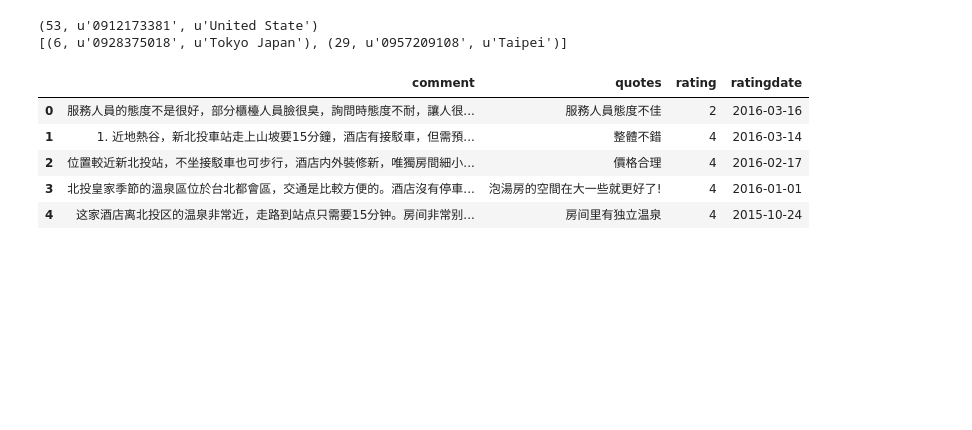
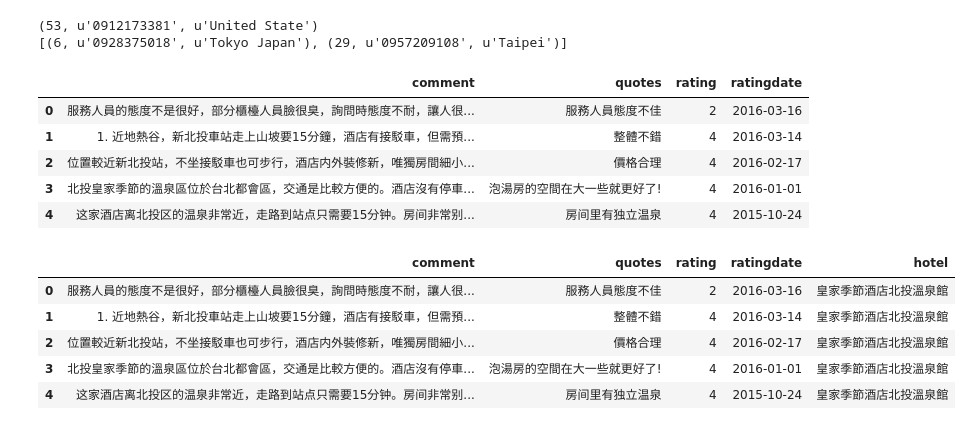
Before and after one commit to bcc2xp/pytravel, a Jupyter notebook: 20160417.ipynb, the cells around one changed output. Cells and saved outputs as stored; diff of their text form; code cells hidden in the pictures; blank space fills up the shorter version.

```diff
--- a/20160417.ipynb
+++ b/20160417.ipynb
@@ -535,6 +535,17 @@ hoteldf.head()
 | 2 | 位置較近新北投站，不坐接駁車也可步行，酒店内外裝修新，唯獨房間細小... | 價格合理 | 4 | 2016-02-17 |
 | 3 | 北投皇家季節的溫泉區位於台北都會區，交通是比較方便的。酒店沒有停車... | 泡湯房的空間在大一些就更好了! | 4 | 2016-01-01 |
 | 4 | 这家酒店离北投区的温泉非常近，走路到站点只需要15分钟。房间非常别... | 房间里有独立温泉 | 4 | 2015-10-24 |
+# %%
+hoteldf['hotel'] = '皇家季節酒店北投溫泉館'.decode('utf-8')
+# %%
+hoteldf.head()
+# %% [output]
+|  | comment | quotes | rating | ratingdate | hotel |
+| 0 | 服務人員的態度不是很好，部分櫃檯人員臉很臭，詢問時態度不耐，讓人很... | 服務人員態度不佳 | 2 | 2016-03-16 | 皇家季節酒店北投溫泉館 |
+| 1 | 1. 近地熱谷，新北投車站走上山坡要15分鐘，酒店有接駁車，但需預... | 整體不錯 | 4 | 2016-03-14 | 皇家季節酒店北投溫泉館 |
+| 2 | 位置較近新北投站，不坐接駁車也可步行，酒店内外裝修新，唯獨房間細小... | 價格合理 | 4 | 2016-02-17 | 皇家季節酒店北投溫泉館 |
+| 3 | 北投皇家季節的溫泉區位於台北都會區，交通是比較方便的。酒店沒有停車... | 泡湯房的空間在大一些就更好了! | 4 | 2016-01-01 | 皇家季節酒店北投溫泉館 |
+| 4 | 这家酒店离北投区的温泉非常近，走路到站点只需要15分钟。房间非常别... | 房间里有独立温泉 | 4 | 2015-10-24 | 皇家季節酒店北投溫泉館 |
 # %%
 import sqlite3 as lite
 with lite.connect('tripadvisor2.sqlite') as db:
```
Also changed, not shown: parts of 2 cells of this notebook, 1 other file.
